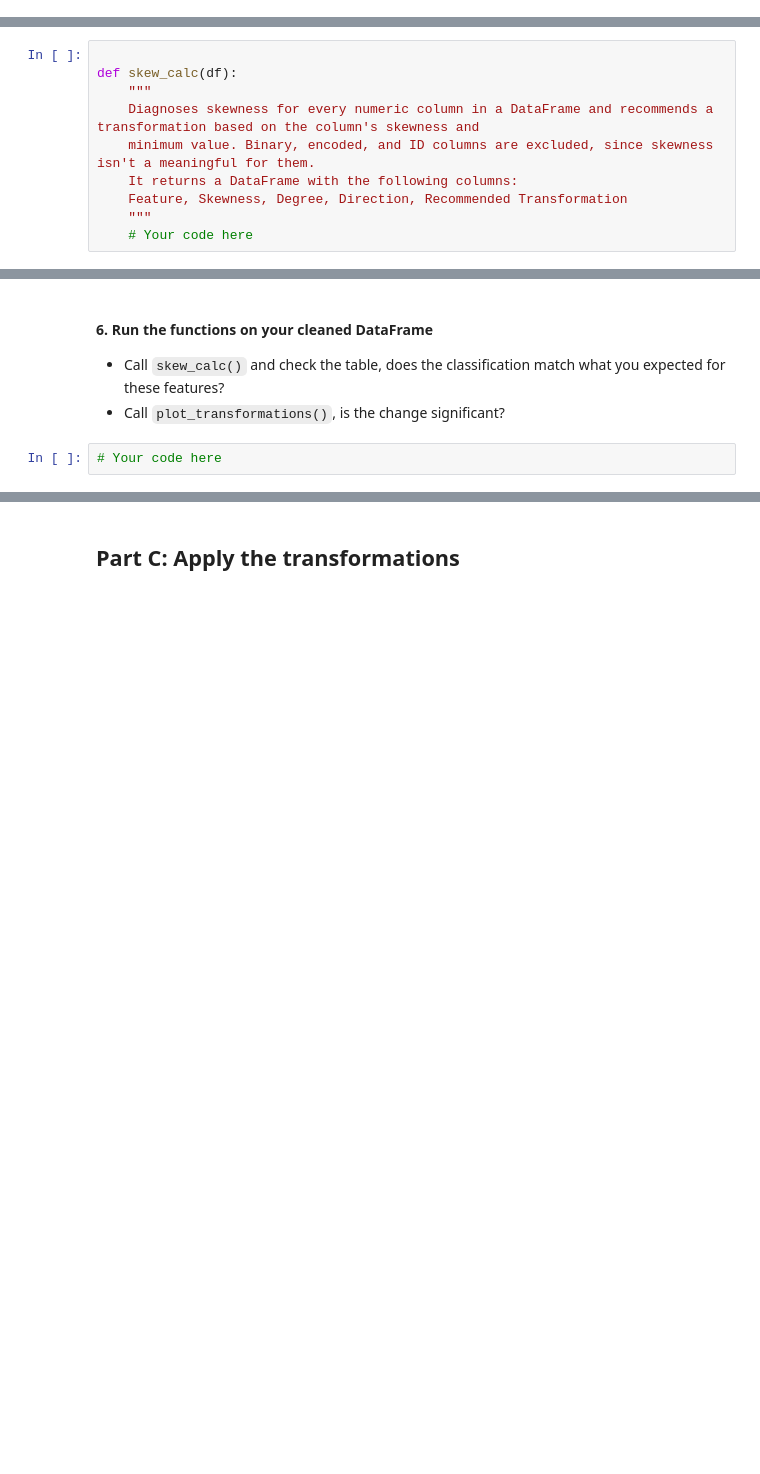
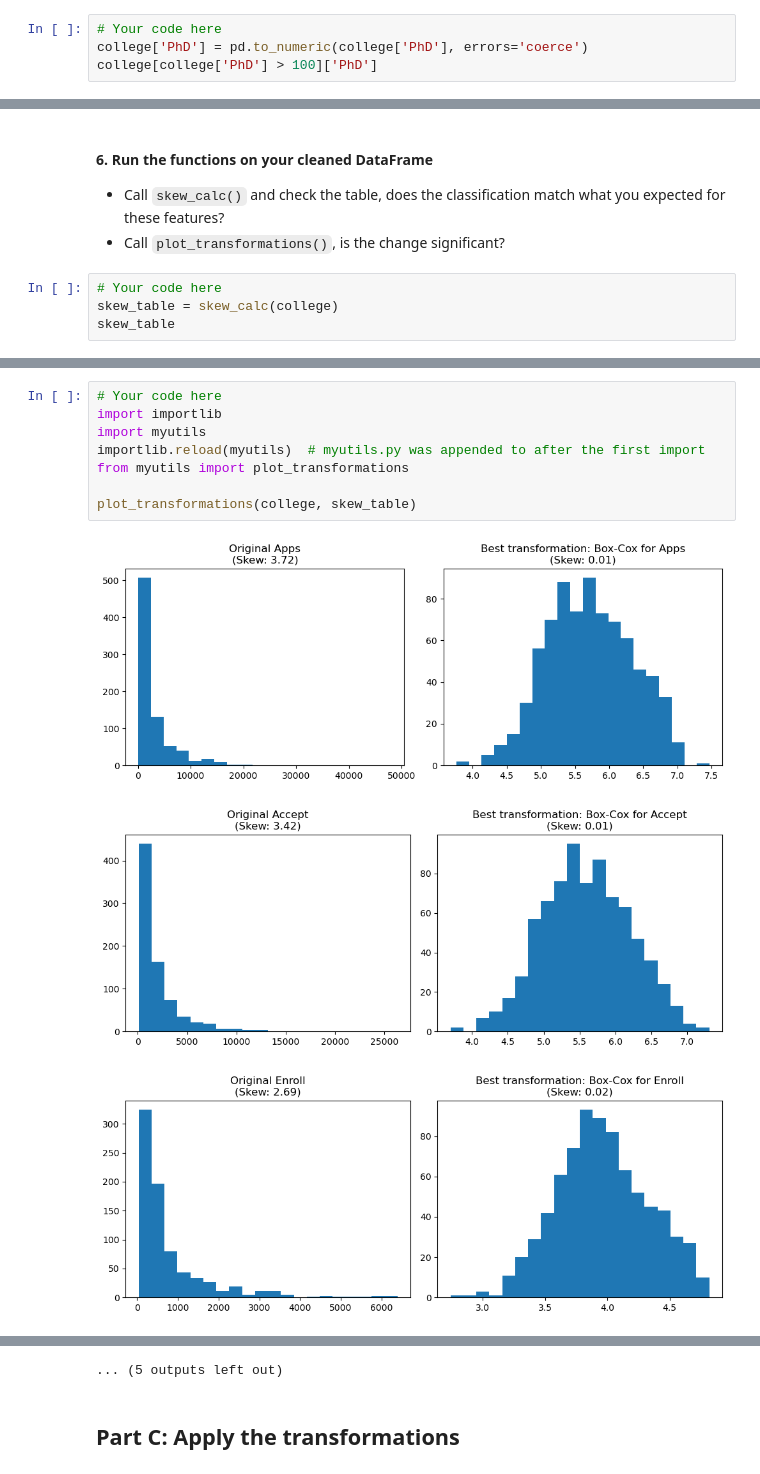
Before and after one commit to Malak-dsb/labs, a Jupyter notebook: Exercises-Copy3/6.8.E1 Transformation Exercise.ipynb, the cells around one changed output, grey strips where cells are left out. Saved outputs shown, nothing was run; the diff lists cells and outputs as text; blank space fills up the shorter version.

```diff
--- a/Exercises-Copy3/6.8.E1 Transformation Exercise.ipynb
+++ b/Exercises-Copy3/6.8.E1 Transformation Exercise.ipynb
@@ -76,0 +75,4 @@ dtype: int64
+# %%
+# Your code here
+college['PhD'] = pd.to_numeric(college['PhD'], errors='coerce')
+college[college['PhD'] > 100]['PhD']
@@ -107,13 +122,3 @@ dtype: int64
 
 - `skew_calc(df)`: for every numeric column, calculate its skewness, classify the degree and direction, and recommend a transformation. Use `%%writefile` to save this into `myutils.py`, then import it.
 - `plot_transformations(df, skew_table)`: take a DataFrame together with the output of `skew_calc()`, apply the **best** recommended transformation to each column, and plot the before and after distributions side by side with the skewness labeled on each subplot.
-# %%
-
-def skew_calc(df):
-    """
-    Diagnoses skewness for every numeric column in a DataFrame and recommends a transformation based on the column's skewness and
-    minimum value. Binary, encoded, and ID columns are excluded, since skewness isn't a meaningful for them.
-    It returns a DataFrame with the following columns:
-    Feature, Skewness, Degree, Direction, Recommended Transformation
-    """
-    # Your code here
@@ -133,3 +250,5 @@ def plot_transformations(df, skew_table):
 - Call `plot_transformations()`, is the change significant?
 # %%
 # Your code here
+skew_table = skew_calc(college)
+skew_table
@@ -175,0 +274,12 @@ def plot_transformations(df, skew_table):
+# %%
+# Your code here
+import importlib
+import myutils
+importlib.reload(myutils)  # myutils.py was appended to after the first import
+from myutils import plot_transformations
+
+plot_transformations(college, skew_table)
+# %% [output]
+[figure, added]
+[figure, added]
+[figure, added]
@@ -176,3 +295,4 @@ def plot_transformations(df, skew_table):
+... (5 outputs left out)
 # %% [markdown]
 ## Part C: Apply the transformations
 # %% [markdown]
```
Also changed, not shown: parts of 36 cells of this notebook, 3 other files.
